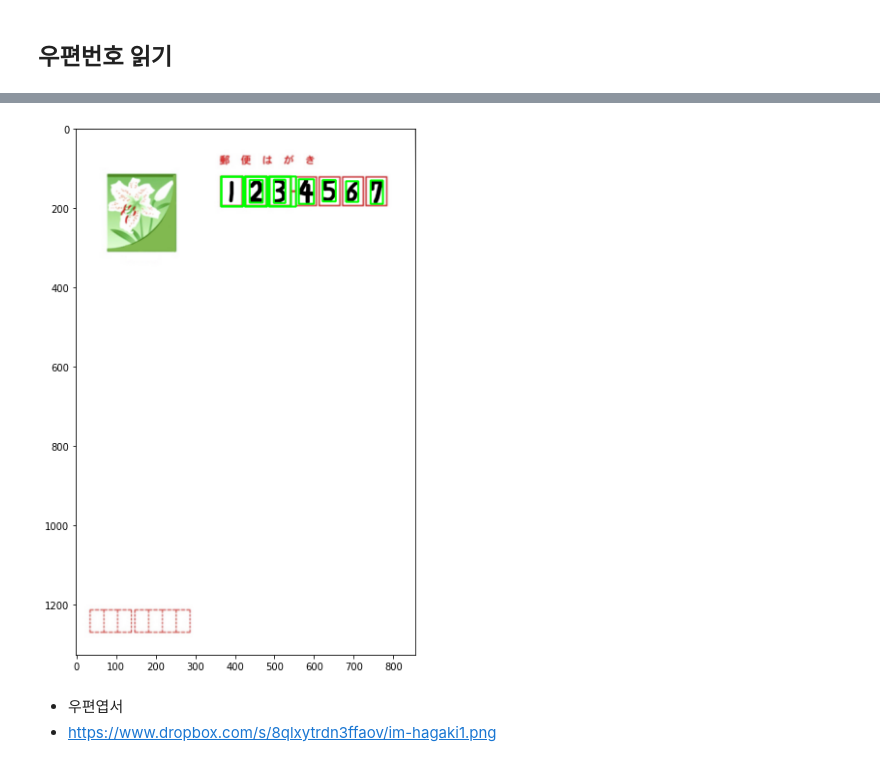
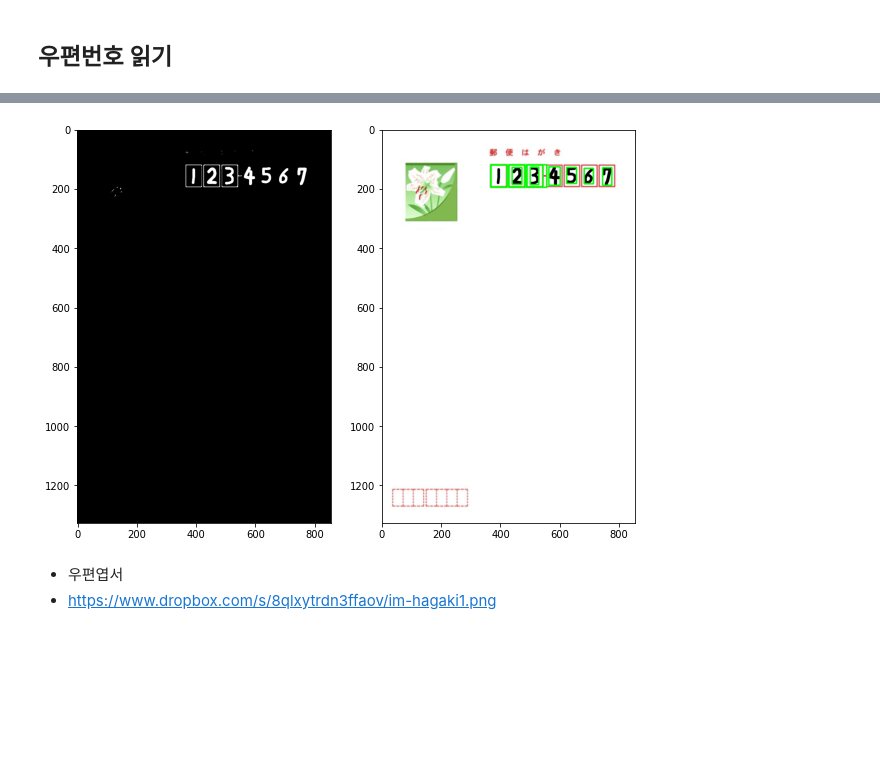
Before and after one commit to swkim01/DSAC3, a Jupyter notebook: gg-46-object_detect.ipynb, the cells around one changed output, grey strips where cells are left out. Drawn from its saved outputs; the diff is of its cells as text; code cells hidden in the pictures; blank space fills up the shorter version.

```diff
--- a/gg-46-object_detect.ipynb
+++ b/gg-46-object_detect.ipynb
@@ -101,33 +96,36 @@ a.shape
 # %%
 def detect_no(fname):
     img = cv2.imread(fname)
     gray = cv2.cvtColor(img, cv2.COLOR_BGR2GRAY)
     gray = cv2.GaussianBlur(gray, (3, 3), 0)
     im2 = cv2.threshold(gray, 100, 255, cv2.THRESH_BINARY_INV)[1]
 
     # 윤곽 검출
     cnts = cv2.findContours(im2,
         cv2.RETR_LIST,
         cv2.CHAIN_APPROX_SIMPLE)[0]
 
     result = []
     for pt in cnts:
         x, y, w, h = cv2.boundingRect(pt)
         if not(20 < w < 100): continue
         result.append([x, y, w, h])
     # 추출한 윤곽을 위치에 따라 정렬
     result = sorted(result, key=lambda x: x[0])
    # 테두리 출력하기
     for x, y, w, h in result:
         cv2.rectangle(img, (x, y), (x+w, y+h), (0, 255, 0), 3)
-    return result, img
+    return result, img, im2
 
 fig = plt.figure(figsize=(10,10))
-cnts, img = detect_no("im-post.png")
+cnts, img, img2 = detect_no("im-post.png")
+plt.subplot(1, 2, 1)
+plt.imshow(img2, cmap="gray")
+plt.subplot(1, 2, 2)
 plt.imshow(cv2.cvtColor(img, cv2.COLOR_BGR2RGB))
 plt.show()
 # %% [output]
-[figure, old version]
+[figure, new version]
 # %% [markdown]
 - 우편엽서
 - https://www.dropbox.com/s/8qlxytrdn3ffaov/im-hagaki1.png
```
Also changed, not shown: parts of 2 cells of this notebook.
